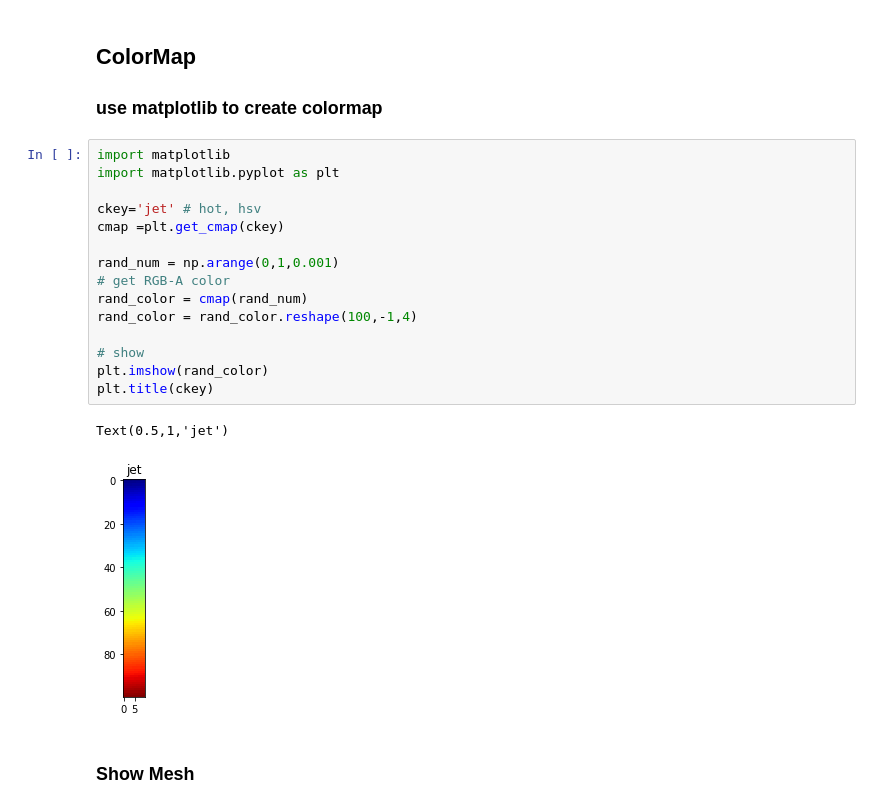
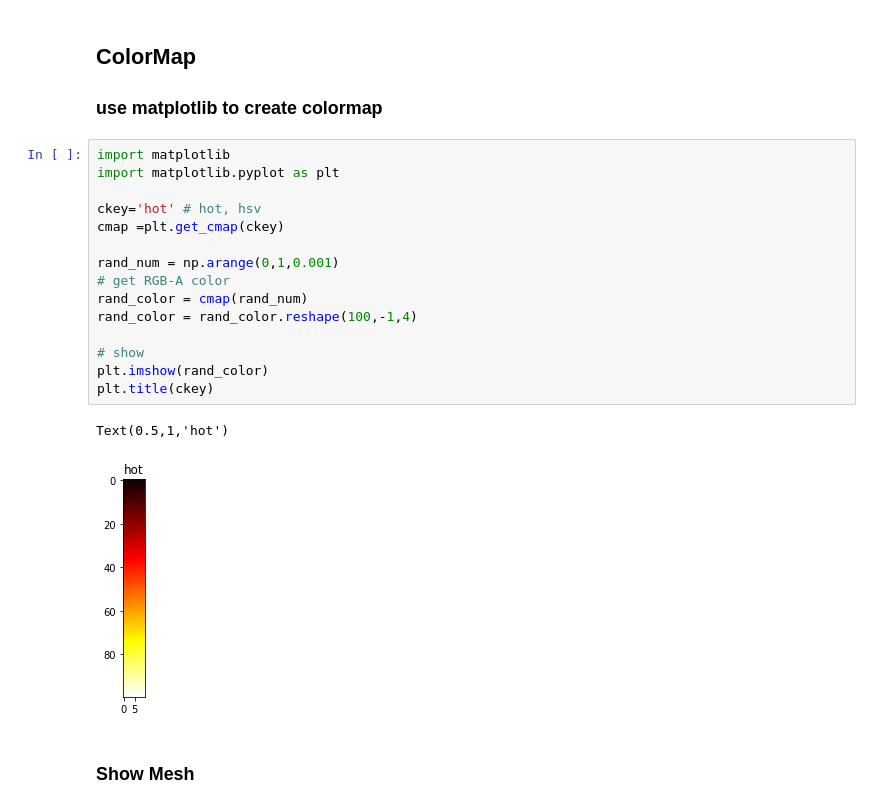
Before and after one commit to Shenggang/compM080-compGV18-2019, a Jupyter notebook: tutorial_005/python/Mean Curvature.ipynb, the cells around one changed output. Saved outputs shown, nothing was run; the diff lists cells and outputs as text.

```diff
--- a/tutorial_005/python/Mean Curvature.ipynb
+++ b/tutorial_005/python/Mean Curvature.ipynb
@@ -18,21 +22,21 @@ import matplotlib.pyplot as plt
 # %%
 import matplotlib
 import matplotlib.pyplot as plt
 
-ckey='jet' # hot, hsv
+ckey='hot' # hot, hsv
 cmap =plt.get_cmap(ckey)
 
 rand_num = np.arange(0,1,0.001)
 # get RGB-A color
 rand_color = cmap(rand_num)
 rand_color = rand_color.reshape(100,-1,4)
 
 # show
 plt.imshow(rand_color)
 plt.title(ckey)
 # %% [output]
-Text(0.5,1,'jet')
+Text(0.5,1,'hot')
-[figure, old version]
+[figure, new version]
 # %% [markdown]
 ### Show Mesh
 # %%
```
Also changed, not shown: parts of 1 cell of this notebook, 1 other file.
